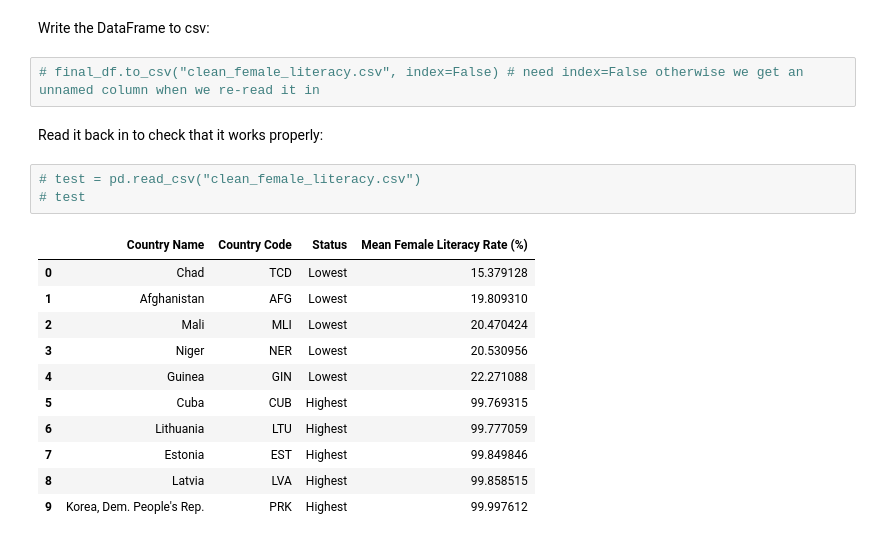
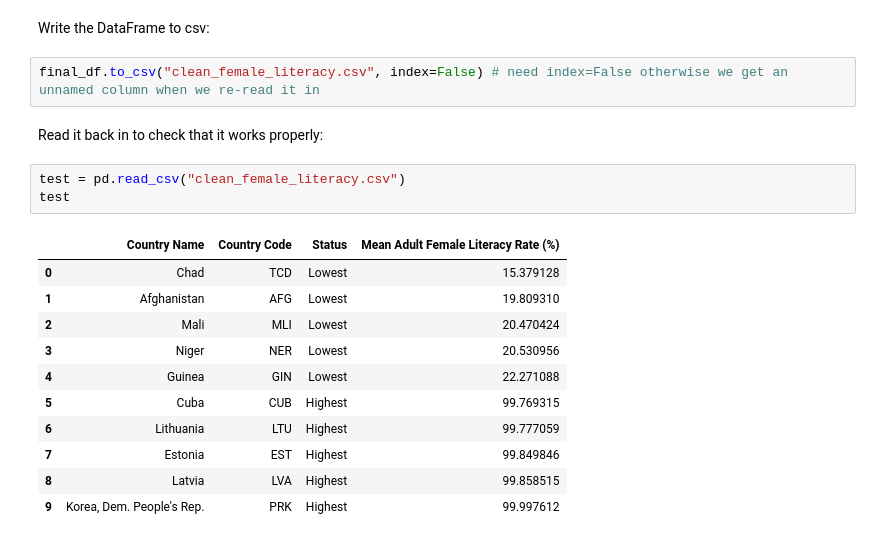
Before and after one commit to nf-97/literacy-project, a Jupyter notebook: adult-female-literacy-dc/adult-female-literacy-dc.ipynb, the cells around one changed output. Drawn from its saved outputs; the diff is of its cells as text.

```diff
--- a/adult-female-literacy-dc/adult-female-literacy-dc.ipynb
+++ b/adult-female-literacy-dc/adult-female-literacy-dc.ipynb
@@ -540,14 +599,14 @@ final_df
 # %% [markdown]
 Write the DataFrame to csv:
 # %%
-# final_df.to_csv("clean_female_literacy.csv", index=False) # need index=False otherwise we get an unnamed column when we re-read it in
+final_df.to_csv("clean_female_literacy.csv", index=False) # need index=False otherwise we get an unnamed column when we re-read it in
 # %% [markdown]
 Read it back in to check that it works properly:
 # %%
-# test = pd.read_csv("clean_female_literacy.csv")
-# test
+test = pd.read_csv("clean_female_literacy.csv")
+test
 # %% [output]
-|  | Country Name | Country Code | Status | Mean Female Literacy Rate (%) |
+|  | Country Name | Country Code | Status | Mean Adult Female Literacy Rate (%) |
 | 0 | Chad | TCD | Lowest | 15.379128 |
 | 1 | Afghanistan | AFG | Lowest | 19.809310 |
 | 2 | Mali | MLI | Lowest | 20.470424 |
```
Also changed, not shown: parts of 20 cells of this notebook.
